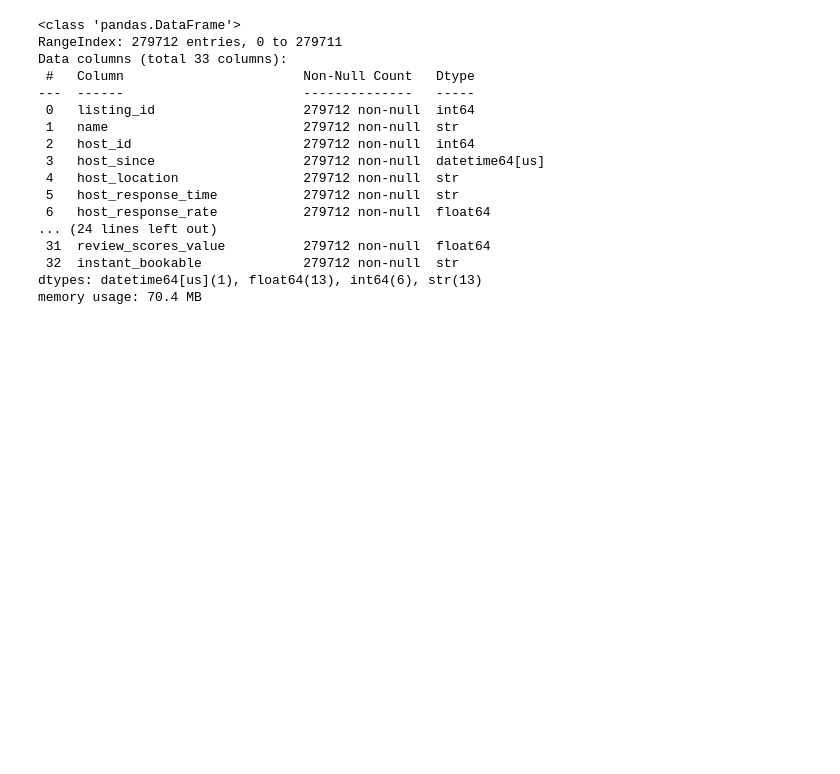
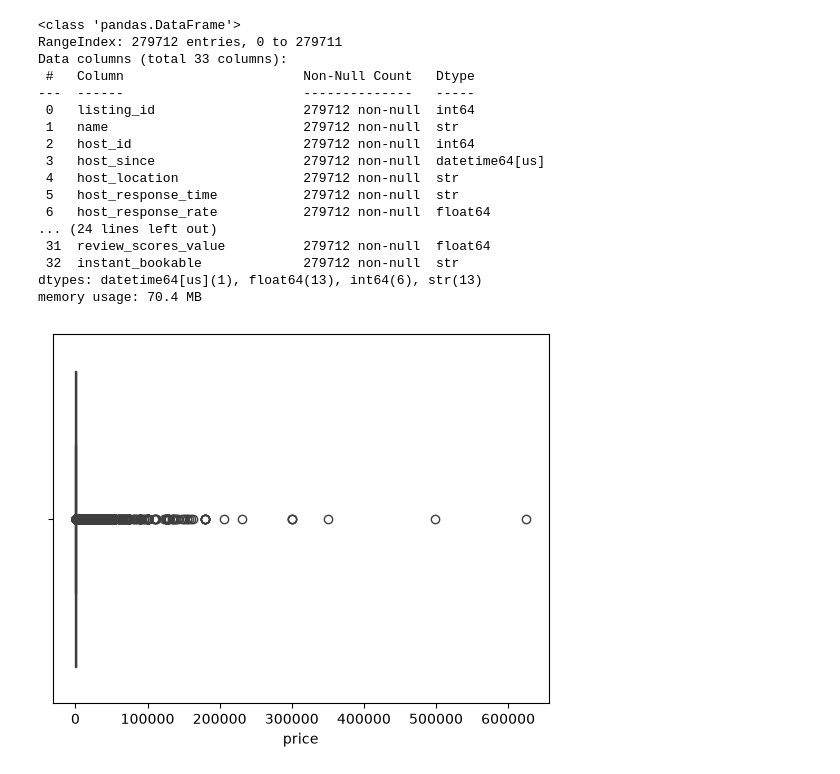
Before and after one commit to Sahilkhxn/airbnb-listings-eda, a Jupyter notebook: Airbnb Listings.ipynb, the cells around one changed output. Cells and saved outputs as stored; diff of their text form; code cells hidden in the pictures; blank space fills up the shorter version.

Commit message:
add visuals by graph and under understand data

```diff
--- a/Airbnb Listings.ipynb
+++ b/Airbnb Listings.ipynb
@@ -226,3 +227,8 @@ Data columns (total 33 columns):
  32  instant_bookable             279712 non-null  str
 dtypes: datetime64[us](1), float64(13), int64(6), str(13)
 memory usage: 70.4 MB
+# %%
+sns.boxplot(x=df["price"])
+plt.show()
+# %% [output]
+[figure, added]
```
Also changed, not shown: parts of 8 cells of this notebook.
